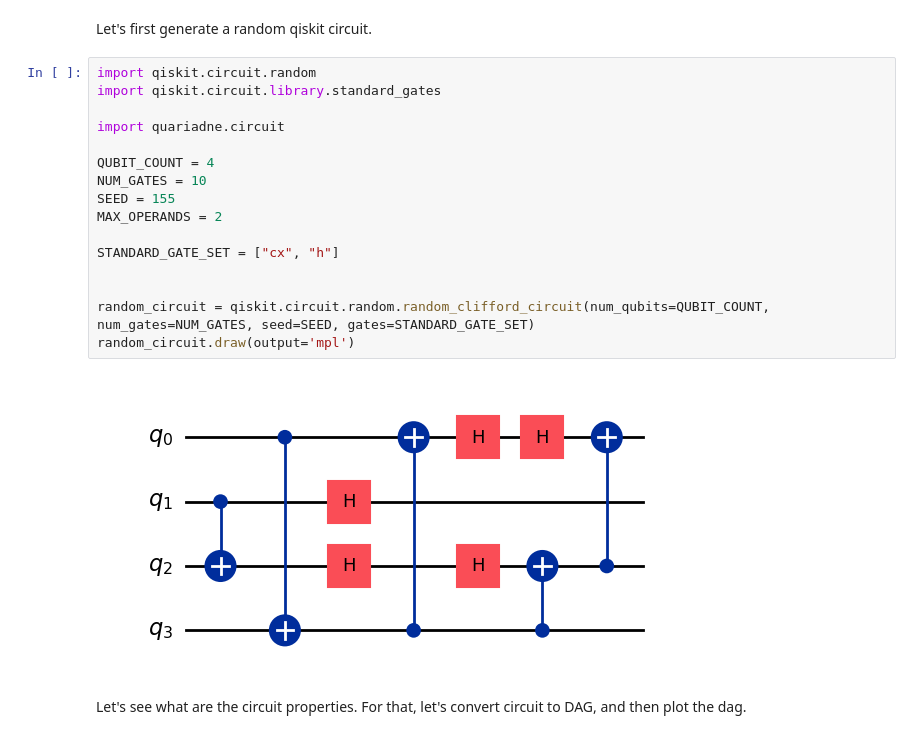
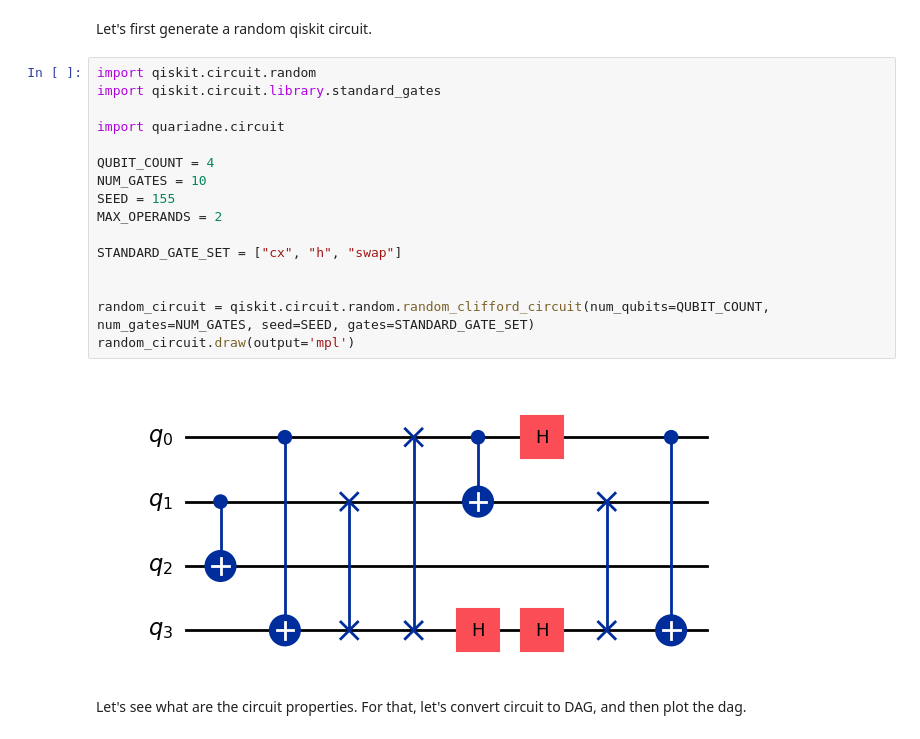
Before and after one commit to strategy155/quariadne, a Jupyter notebook: notebook/MILP.ipynb, the cells around one changed output. Saved outputs shown, nothing was run; the diff lists cells and outputs as text.

```diff
--- a/notebook/MILP.ipynb
+++ b/notebook/MILP.ipynb
@@ -5,21 +5,21 @@ Let's first generate a random qiskit circuit.
 # %%
 import qiskit.circuit.random
 import qiskit.circuit.library.standard_gates
 
 import quariadne.circuit
 
 QUBIT_COUNT = 4
 NUM_GATES = 10
 SEED = 155
 MAX_OPERANDS = 2
 
-STANDARD_GATE_SET = ["cx", "h"]
+STANDARD_GATE_SET = ["cx", "h", "swap"]
 
 
 random_circuit = qiskit.circuit.random.random_clifford_circuit(num_qubits=QUBIT_COUNT, num_gates=NUM_GATES, seed=SEED, gates=STANDARD_GATE_SET)
 random_circuit.draw(output='mpl')
 # %% [output]
-[figure, old version]
+[figure, new version]
 # %% [markdown]
 Let's see what are the circuit properties. For that, let's convert circuit to DAG, and then plot the dag.
 # %%
```
Also changed, not shown: parts of 25 cells of this notebook.
